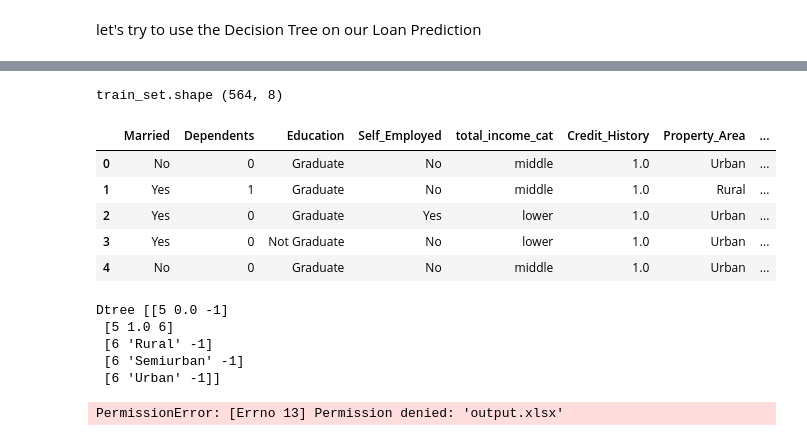
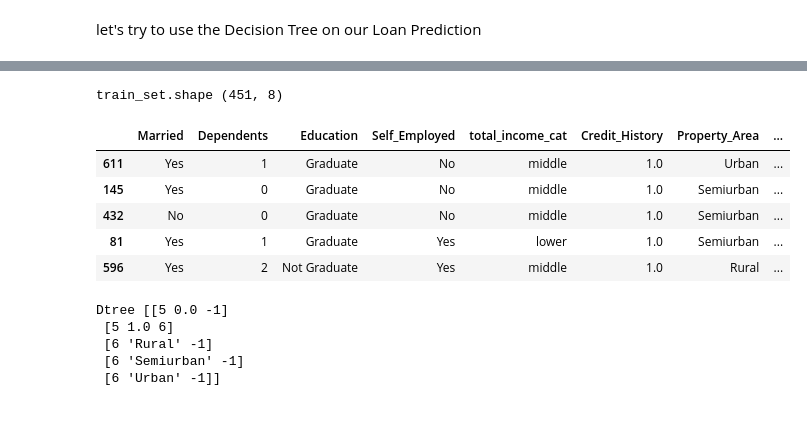
Before and after one commit to hari304/Data-Science-Projects, a Jupyter notebook: Loan Prediction/Loan Prediction.ipynb, the cells around one changed output, grey strips where cells are left out. Saved outputs shown, nothing was run; the diff lists cells and outputs as text; code cells hidden in the pictures.

```diff
--- a/Loan Prediction/Loan Prediction.ipynb
+++ b/Loan Prediction/Loan Prediction.ipynb
@@ -351,16 +361,19 @@ dataset['total_income_log'] = (dataset['total_income_log'] - min_income)/(max_in
 dataset =  dataset.dropna(subset=['Credit_History'])
 dataset['total_income_cat'] = pd.cut(dataset['total_income_log'],bins=3,labels=['lower','middle','higher'])
 
-train_set = dataset[['Married','Dependents','Education','Self_Employed','total_income_cat',
+dataset = dataset[['Married','Dependents','Education','Self_Employed','total_income_cat',
                     'Credit_History','Property_Area','Loan_Status']]
+# %%
+test_size = 0.2
+train_ds,test_ds = train_test_split(dataset,test_size = test_size)
 # %%
-print('train_set.shape',train_set.shape)
-train_set.head()
+print('train_set.shape',train_ds.shape)
+train_ds.head()
 # %% [output]
-train_set.shape (564, 8)
+train_set.shape (451, 8)
 |  | Married | Dependents | Education | Self_Employed | total_income_cat | Credit_History | Property_Area | ... |
-| 0 | No | 0 | Graduate | No | middle | 1.0 | Urban | ... |
-| 1 | Yes | 1 | Graduate | No | middle | 1.0 | Rural | ... |
-| 2 | Yes | 0 | Graduate | Yes | lower | 1.0 | Urban | ... |
-| 3 | Yes | 0 | Not Graduate | No | lower | 1.0 | Urban | ... |
-| 4 | No | 0 | Graduate | No | middle | 1.0 | Urban | ... |
+| 611 | Yes | 1 | Graduate | No | middle | 1.0 | Urban | ... |
+| 145 | Yes | 0 | Graduate | No | middle | 1.0 | Semiurban | ... |
+| 432 | No | 0 | Graduate | No | middle | 1.0 | Semiurban | ... |
+| 81 | Yes | 1 | Graduate | Yes | lower | 1.0 | Semiurban | ... |
+| 596 | Yes | 2 | Not Graduate | Yes | middle | 1.0 | Rural | ... |
@@ -372,9 +389,3 @@ Dtree [[5 0.0 -1]
  [6 'Rural' -1]
  [6 'Semiurban' -1]
  [6 'Urban' -1]]
-# %%
-writer = pd.ExcelWriter('output.xlsx')
-train_set.to_excel(writer,'Sheet1')
-writer.save()
-# %% [output]
-PermissionError: [Errno 13] Permission denied: 'output.xlsx'
```
Also changed, not shown: parts of 16 cells of this notebook, 3 other files.
